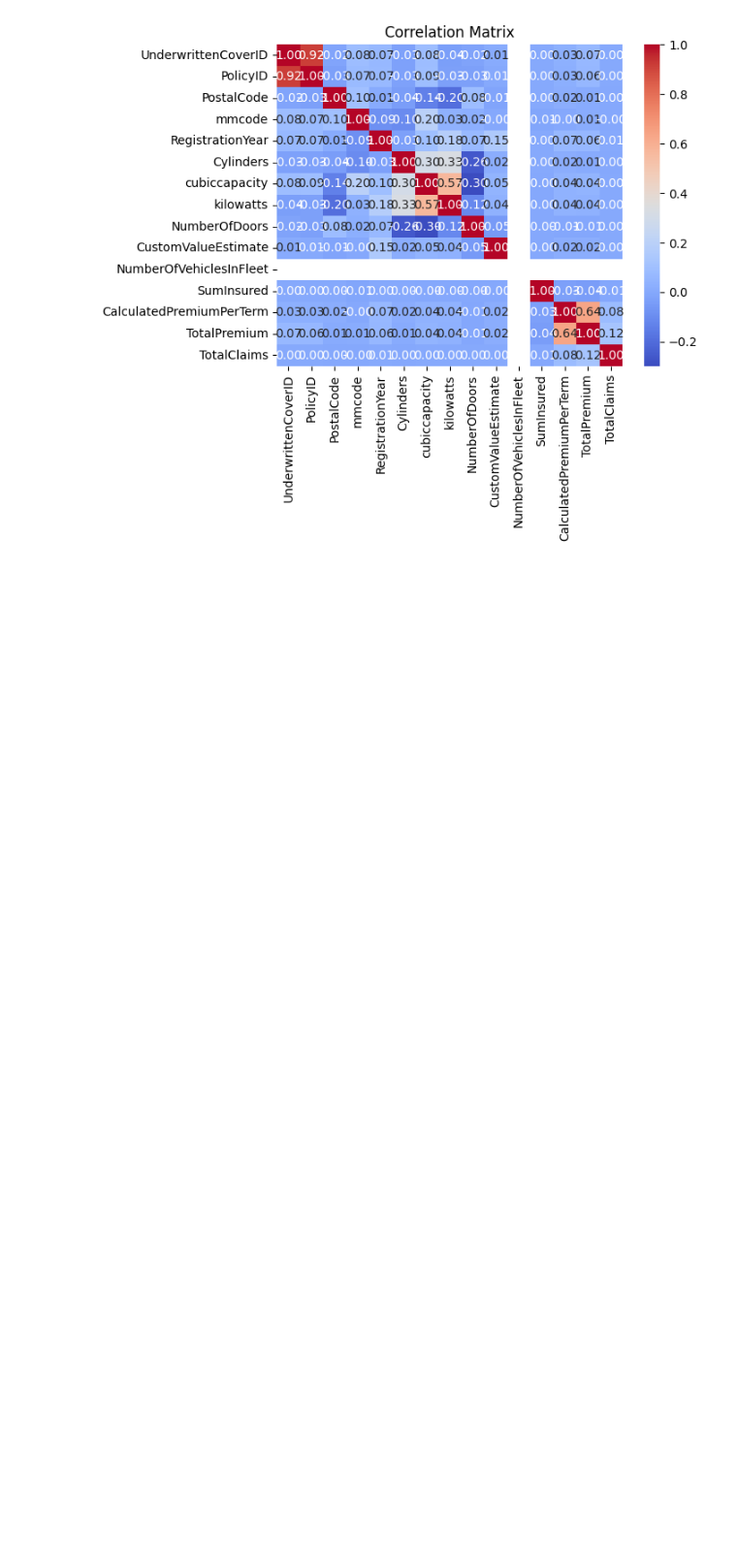
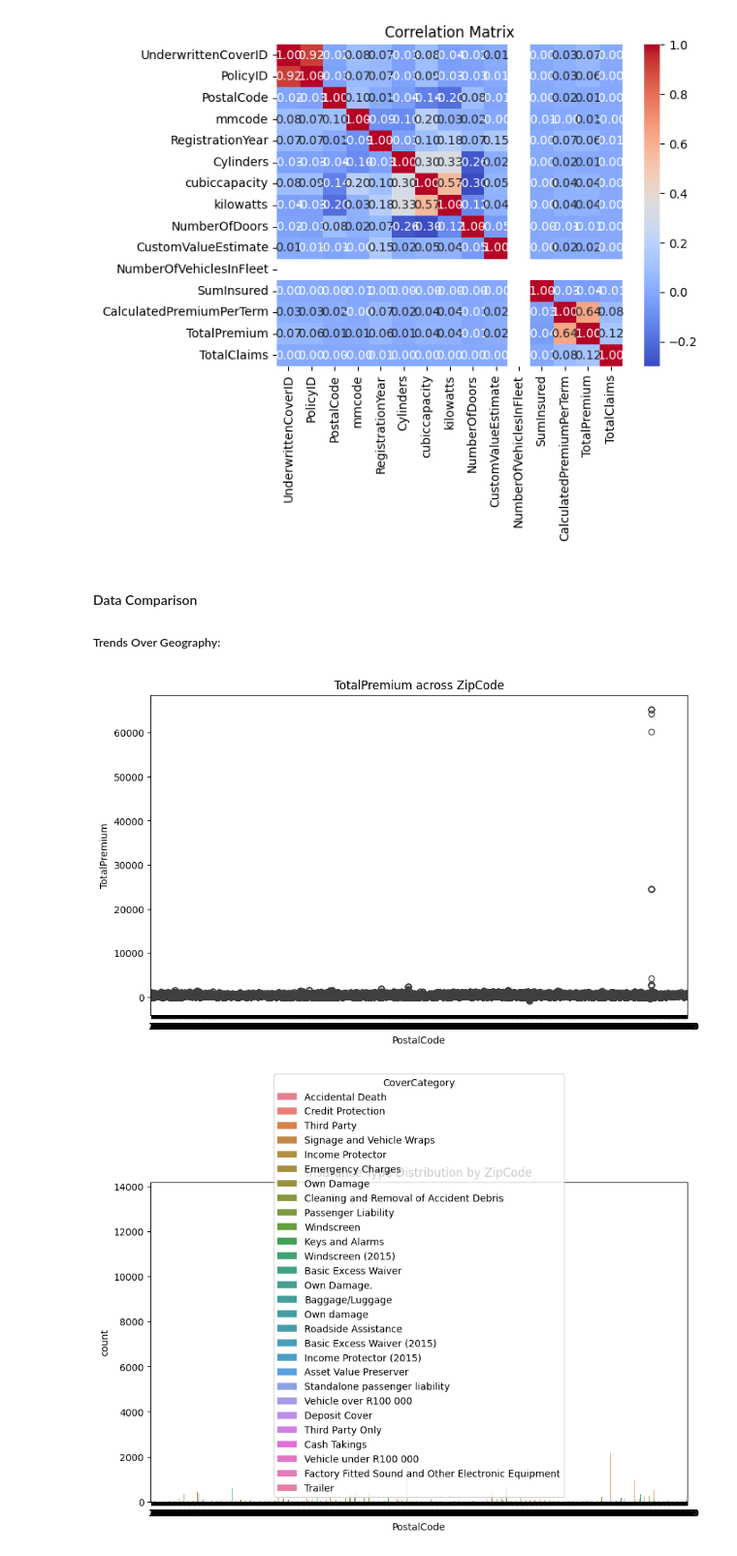
Before and after one commit to Ofgeha-Gelana/ACIS-PremiumOptimizer, a Jupyter notebook: notebooks/eda.ipynb, the cells around one changed output. Shown: that part at 97% size. Saved outputs shown, nothing was run; the diff lists cells and outputs as text; code cells hidden in the pictures; blank space fills up the shorter version.

Commit message:
added trend over geography

```diff
--- a/notebooks/eda.ipynb
+++ b/notebooks/eda.ipynb
@@ -174,3 +174,21 @@ plt.show()
 # %% [output]
 [figure]
 [figure]
+# %% [markdown]
+####  Data Comparison
+##### Trends Over Geography:
+# %%
+# Boxplot for TotalPremium across ZipCode
+plt.figure(figsize=(10, 6))
+sns.boxplot(x='PostalCode', y='TotalPremium', data=df)
+plt.title('TotalPremium across ZipCode')
+plt.show()
+
+# Compare InsuranceType across ZipCode
+plt.figure(figsize=(10, 6))
+sns.countplot(x='PostalCode', hue='CoverCategory', data=df)
+plt.title('Insurance Type Distribution by ZipCode')
+plt.show()
+# %% [output]
+[figure, added]
+[figure, added]
```
Also changed, not shown: parts of 1 cell of this notebook.
